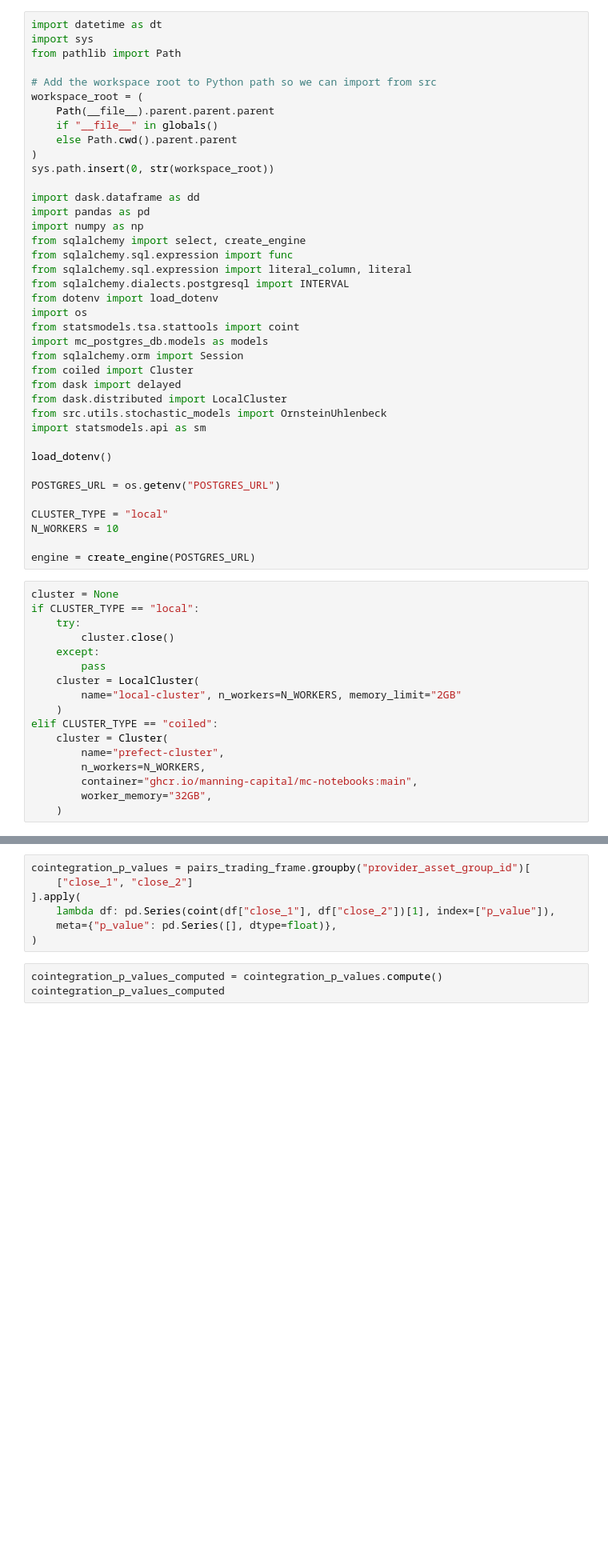
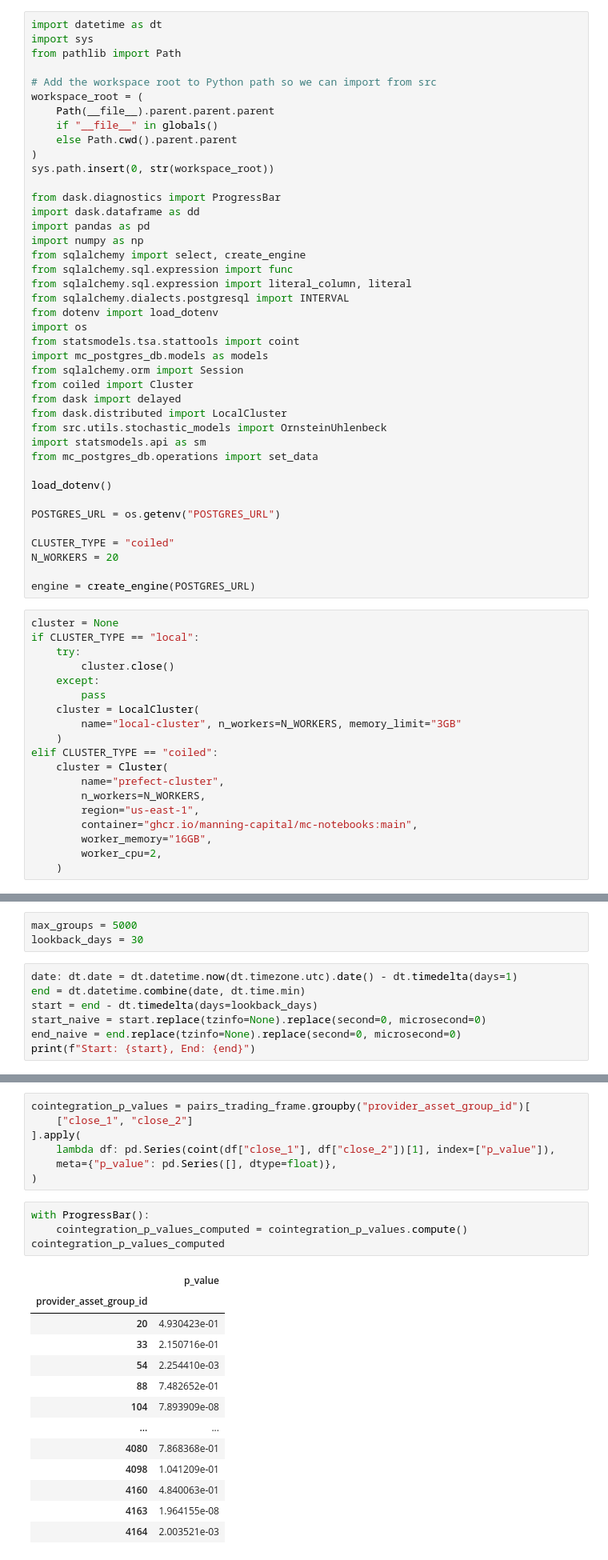
Before and after one commit to manning-capital/mc-notebooks, a Jupyter notebook: src/pairs-trading/final.ipynb, the cells around one changed output, grey strips where cells are left out. Shown: that part at 80% size. Cells and saved outputs as stored; diff of their text form; blank space fills up the shorter version.

```diff
--- a/src/pairs-trading/final.ipynb
+++ b/src/pairs-trading/final.ipynb
@@ -11,6 +11,7 @@ workspace_root = (
 )
 sys.path.insert(0, str(workspace_root))
 
+from dask.diagnostics import ProgressBar
 import dask.dataframe as dd
 import pandas as pd
 import numpy as np
@@ -28,13 +29,14 @@ from dask import delayed
 from dask.distributed import LocalCluster
 from src.utils.stochastic_models import OrnsteinUhlenbeck
 import statsmodels.api as sm
+from mc_postgres_db.operations import set_data
 
 load_dotenv()
 
 POSTGRES_URL = os.getenv("POSTGRES_URL")
 
-CLUSTER_TYPE = "local"
-N_WORKERS = 10
+CLUSTER_TYPE = "coiled"
+N_WORKERS = 20
 
 engine = create_engine(POSTGRES_URL)
 # %%
@@ -45,12 +47,14 @@ if CLUSTER_TYPE == "local":
     except:
         pass
     cluster = LocalCluster(
-        name="local-cluster", n_workers=N_WORKERS, memory_limit="2GB"
+        name="local-cluster", n_workers=N_WORKERS, memory_limit="3GB"
     )
 elif CLUSTER_TYPE == "coiled":
     cluster = Cluster(
         name="prefect-cluster",
         n_workers=N_WORKERS,
+        region="us-east-1",
         container="ghcr.io/manning-capital/mc-notebooks:main",
-        worker_memory="32GB",
+        worker_memory="16GB",
+        worker_cpu=2,
     )
@@ -67,0 +70,10 @@ display(client)
+# %%
+max_groups = 5000
+lookback_days = 30
+# %%
+date: dt.date = dt.datetime.now(dt.timezone.utc).date() - dt.timedelta(days=1)
+end = dt.datetime.combine(date, dt.time.min)
+start = end - dt.timedelta(days=lookback_days)
+start_naive = start.replace(tzinfo=None).replace(second=0, microsecond=0)
+end_naive = end.replace(tzinfo=None).replace(second=0, microsecond=0)
+print(f"Start: {start}, End: {end}")
@@ -439,5 +456,20 @@ cointegration_p_values = pairs_trading_frame.groupby("provider_asset_group_id")[
     meta={"p_value": pd.Series([], dtype=float)},
 )
 # %%
-cointegration_p_values_computed = cointegration_p_values.compute()
+with ProgressBar():
+    cointegration_p_values_computed = cointegration_p_values.compute()
 cointegration_p_values_computed
+# %% [output]
+|  | p_value |
+| provider_asset_group_id |  |
+| 20 | 4.930423e-01 |
+| 33 | 2.150716e-01 |
+| 54 | 2.254410e-03 |
+| 88 | 7.482652e-01 |
+| 104 | 7.893909e-08 |
+| ... | ... |
+| 4080 | 7.868368e-01 |
+| 4098 | 1.041209e-01 |
+| 4160 | 4.840063e-01 |
+| 4163 | 1.964155e-08 |
+| 4164 | 2.003521e-03 |
```
Also changed, not shown: parts of 21 cells of this notebook.
